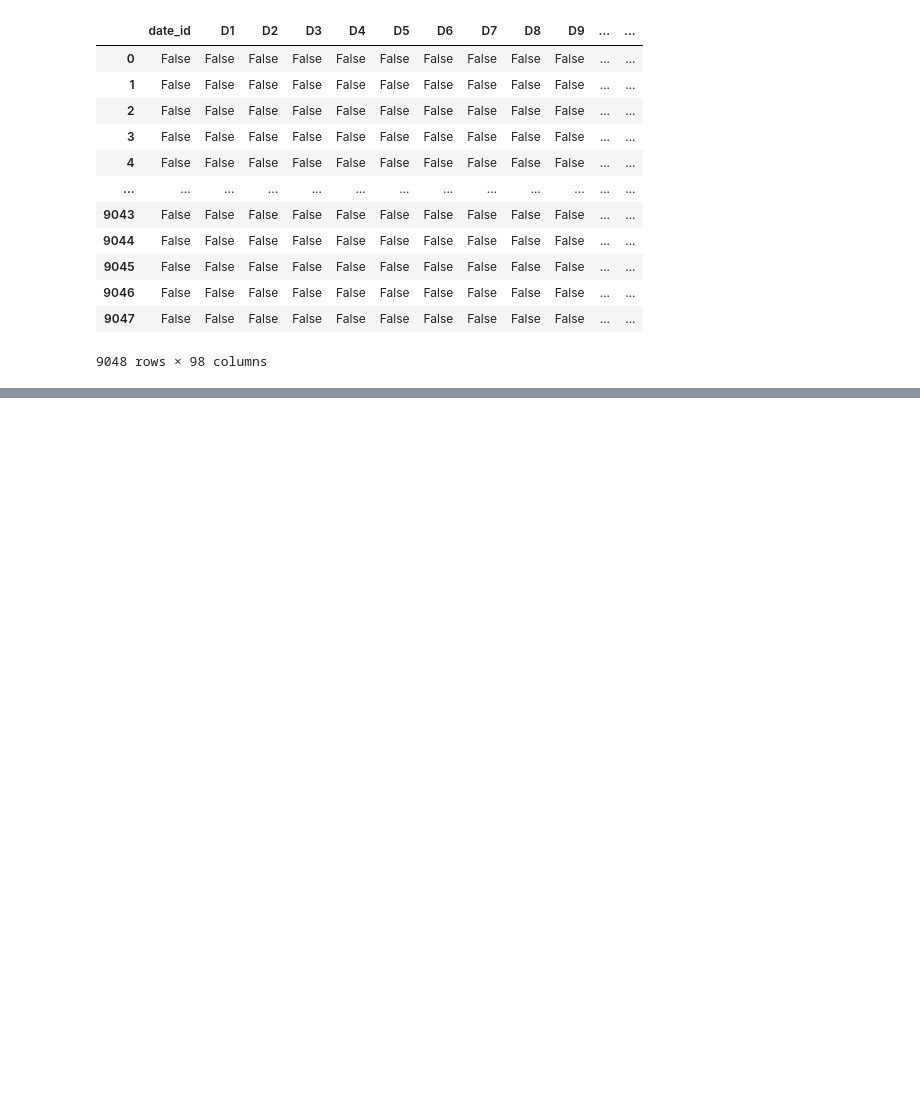
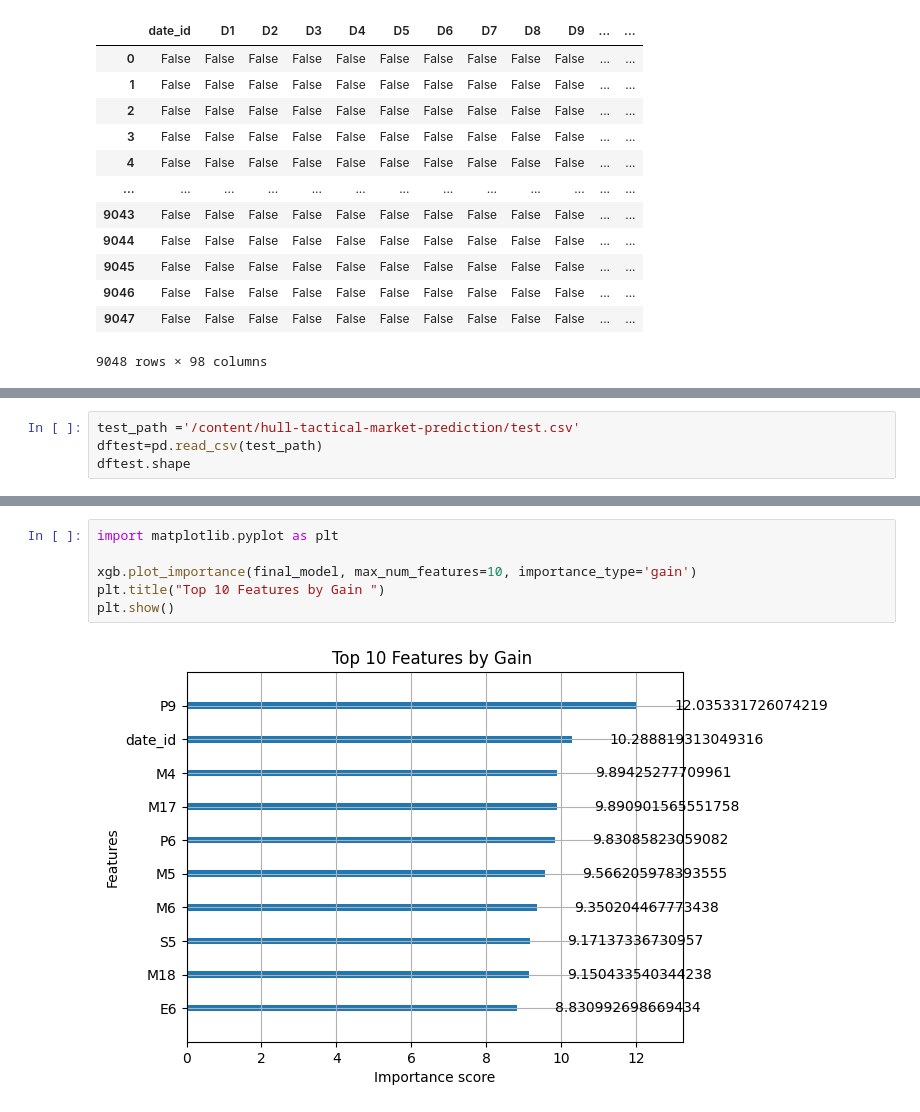
Before and after one commit to Dhanush-sai-reddy/Hull-Tactical---Market-Prediction, a Jupyter notebook: notebook1e850736a0.ipynb, the cells around one changed output, grey strips where cells are left out. Cells and saved outputs as stored; diff of their text form; blank space fills up the shorter version.

```diff
--- a/notebook1e850736a0.ipynb
+++ b/notebook1e850736a0.ipynb
@@ -206,3 +206,7 @@ Downloading optuna-4.6.0-py3-none-any.whl (404 kB)
 Downloading colorlog-6.10.1-py3-none-any.whl (11 kB)
 Installing collected packages: colorlog, optuna
 Successfully installed colorlog-6.10.1 optuna-4.6.0
+# %%
+test_path ='/content/hull-tactical-market-prediction/test.csv'
+dftest=pd.read_csv(test_path)
+dftest.shape
@@ -266,0 +307,8 @@ Best accuracy: 0.9824561403508771
+# %%
+import matplotlib.pyplot as plt
+
+xgb.plot_importance(final_model, max_num_features=10, importance_type='gain')
+plt.title("Top 10 Features by Gain ")
+plt.show()
+# %% [output]
+[figure, added]
```
Also changed, not shown: parts of 4 cells of this notebook.
